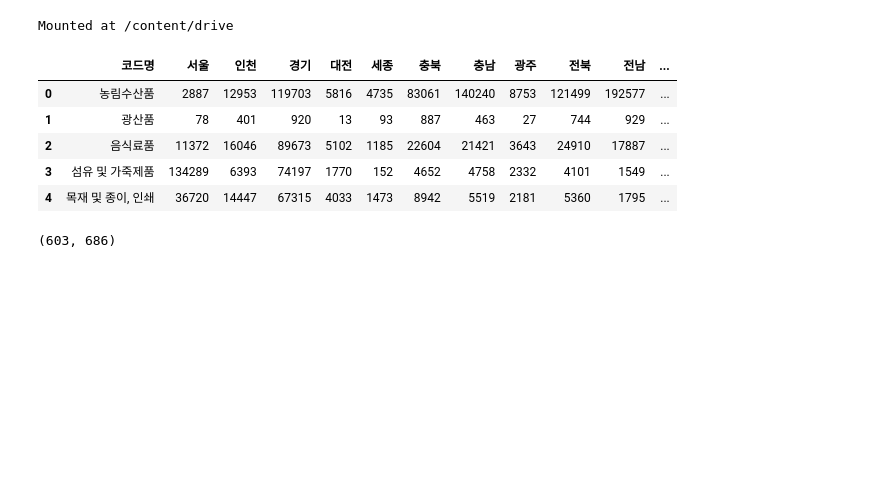
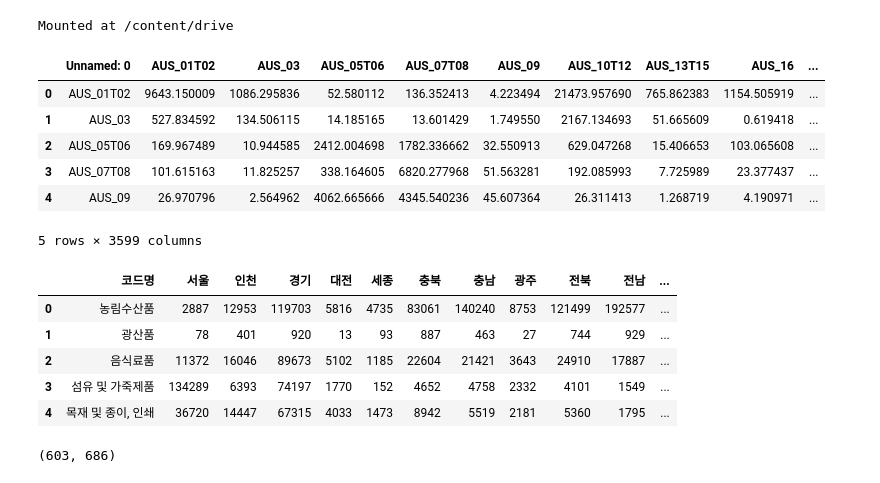
Before and after one commit to Tom-Jung/legendary-funicular, a Jupyter notebook: Ch8. ICIO.ipynb, the cells around one changed output. Drawn from its saved outputs; the diff is of its cells as text; code cells hidden in the pictures; blank space fills up the shorter version.

```diff
--- a/Ch8. ICIO.ipynb
+++ b/Ch8. ICIO.ipynb
@@ -10,6 +10,18 @@ from google.colab import drive
 drive.mount('/content/drive')
 # %% [output]
 Mounted at /content/drive
+# %%
+icio =pd.read_csv('/content/drive/MyDrive/ICIO/ICIO2021_2018.csv')
+# %%
+icio.head()
+# %% [output]
+|  | Unnamed: 0 | AUS_01T02 | AUS_03 | AUS_05T06 | AUS_07T08 | AUS_09 | AUS_10T12 | AUS_13T15 | AUS_16 | ... |
+| 0 | AUS_01T02 | 9643.150009 | 1086.295836 | 52.580112 | 136.352413 | 4.223494 | 21473.957690 | 765.862383 | 1154.505919 | ... |
+| 1 | AUS_03 | 527.834592 | 134.506115 | 14.185165 | 13.601429 | 1.749550 | 2167.134693 | 51.665609 | 0.619418 | ... |
+| 2 | AUS_05T06 | 169.967489 | 10.944585 | 2412.004698 | 1782.336662 | 32.550913 | 629.047268 | 15.406653 | 103.065608 | ... |
+| 3 | AUS_07T08 | 101.615163 | 11.825257 | 338.164605 | 6820.277968 | 51.563281 | 192.085993 | 7.725989 | 23.377437 | ... |
+| 4 | AUS_09 | 26.970796 | 2.564962 | 4062.665666 | 4345.540236 | 45.607364 | 26.311413 | 1.268719 | 4.190971 | ... |
+5 rows × 3599 columns
 # %%
 url_RIO_33 = "https://raw.githubusercontent.com/Tom-Jung/legendary-funicular/main/Regional_Matrix.csv"  # 33부문의 지역IO 불러오기
 RIO_33 = pd.read_csv(url_RIO_33)
```
